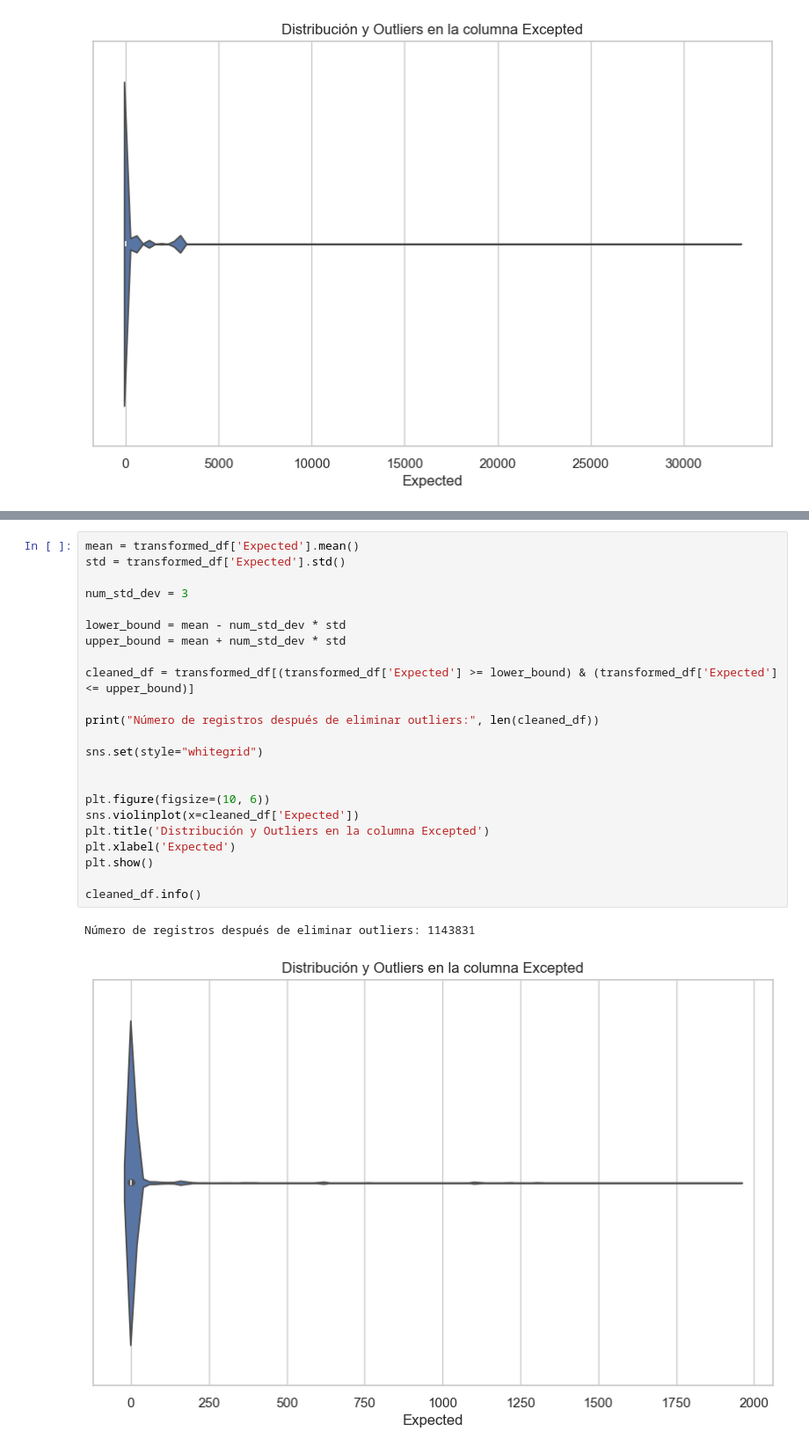
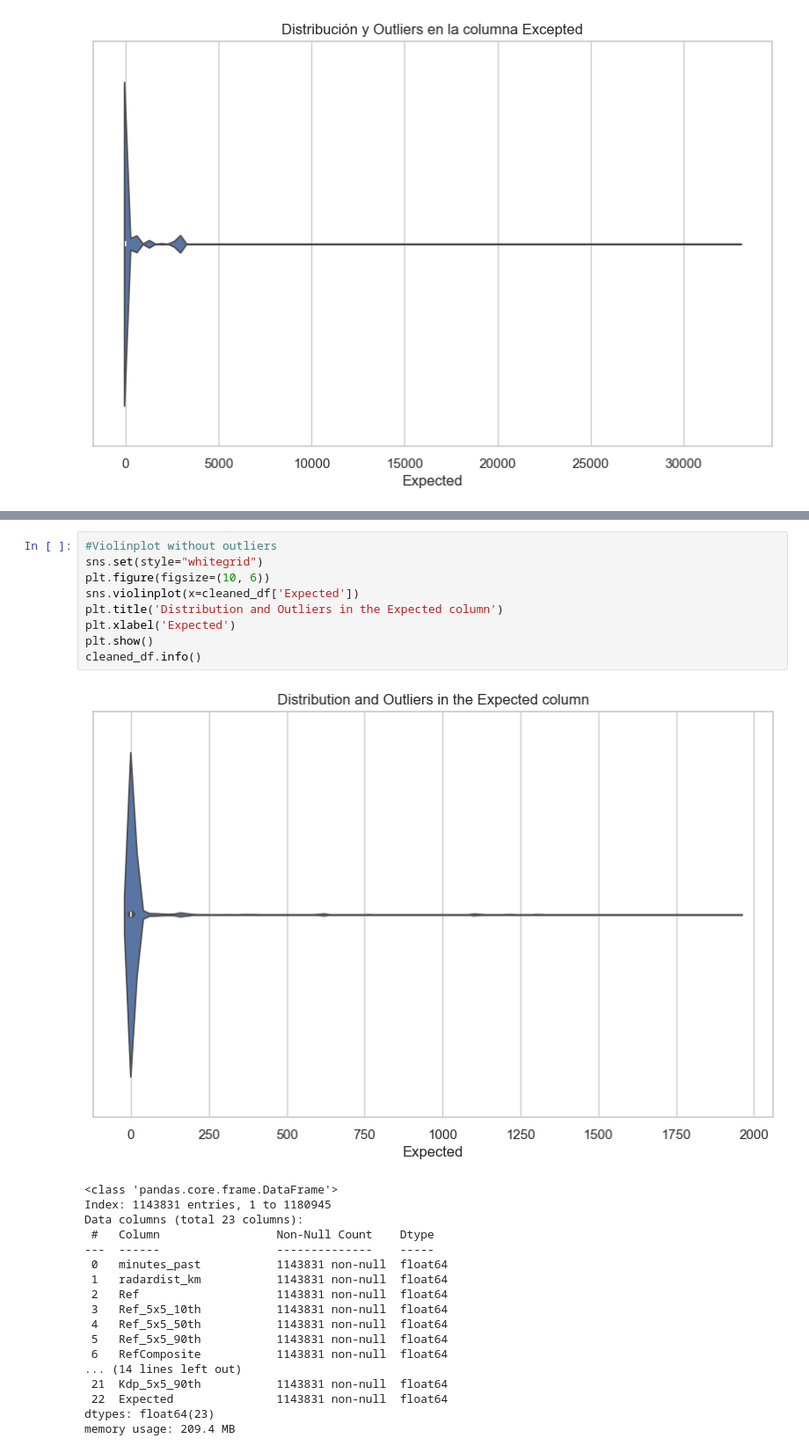
Before and after one commit to MiGuElEsTeBaNUD/How-Much-Did-It-Rain-, a Jupyter notebook: data_transformation.ipynb, the cells around one changed output, grey strips where cells are left out. Shown: that part at 88% size. Cells and saved outputs as stored; diff of their text form.

```diff
--- a/data_transformation.ipynb
+++ b/data_transformation.ipynb
@@ -97,26 +90,28 @@ memory usage: 216.2 MB
 # %%
-mean = transformed_df['Expected'].mean()
-std = transformed_df['Expected'].std()
-
-num_std_dev = 3
-
-lower_bound = mean - num_std_dev * std
-upper_bound = mean + num_std_dev * std
-
-cleaned_df = transformed_df[(transformed_df['Expected'] >= lower_bound) & (transformed_df['Expected'] <= upper_bound)]
-
-print("Número de registros después de eliminar outliers:", len(cleaned_df))
-
+#Violinplot without outliers
 sns.set(style="whitegrid")
-
-
 plt.figure(figsize=(10, 6))
 sns.violinplot(x=cleaned_df['Expected'])
-plt.title('Distribución y Outliers en la columna Excepted')
+plt.title('Distribution and Outliers in the Expected column')
 plt.xlabel('Expected')
 plt.show()
-
 cleaned_df.info()
 # %% [output]
+[figure, new version]
-Número de registros después de eliminar outliers: 1143831
+<class 'pandas.core.frame.DataFrame'>
+Index: 1143831 entries, 1 to 1180945
+Data columns (total 23 columns):
+ #   Column                 Non-Null Count    Dtype
+---  ------                 --------------    -----
+ 0   minutes_past           1143831 non-null  float64
+ 1   radardist_km           1143831 non-null  float64
+ 2   Ref                    1143831 non-null  float64
+ 3   Ref_5x5_10th           1143831 non-null  float64
+ 4   Ref_5x5_50th           1143831 non-null  float64
+ 5   Ref_5x5_90th           1143831 non-null  float64
+ 6   RefComposite           1143831 non-null  float64
+... (14 lines left out)
+ 21  Kdp_5x5_90th           1143831 non-null  float64
+ 22  Expected               1143831 non-null  float64
+dtypes: float64(23)
+memory usage: 209.4 MB
-[figure, old version]
```
Also changed, not shown: parts of 7 cells of this notebook.
